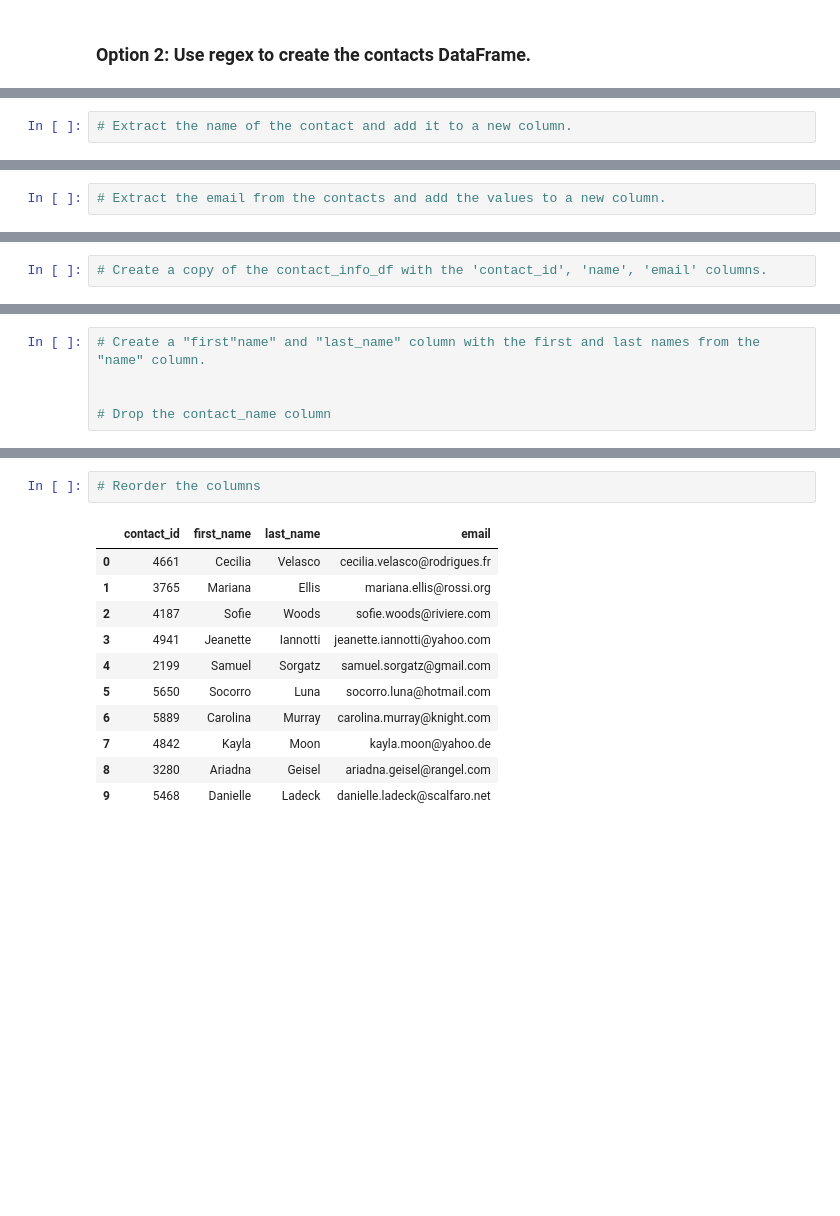
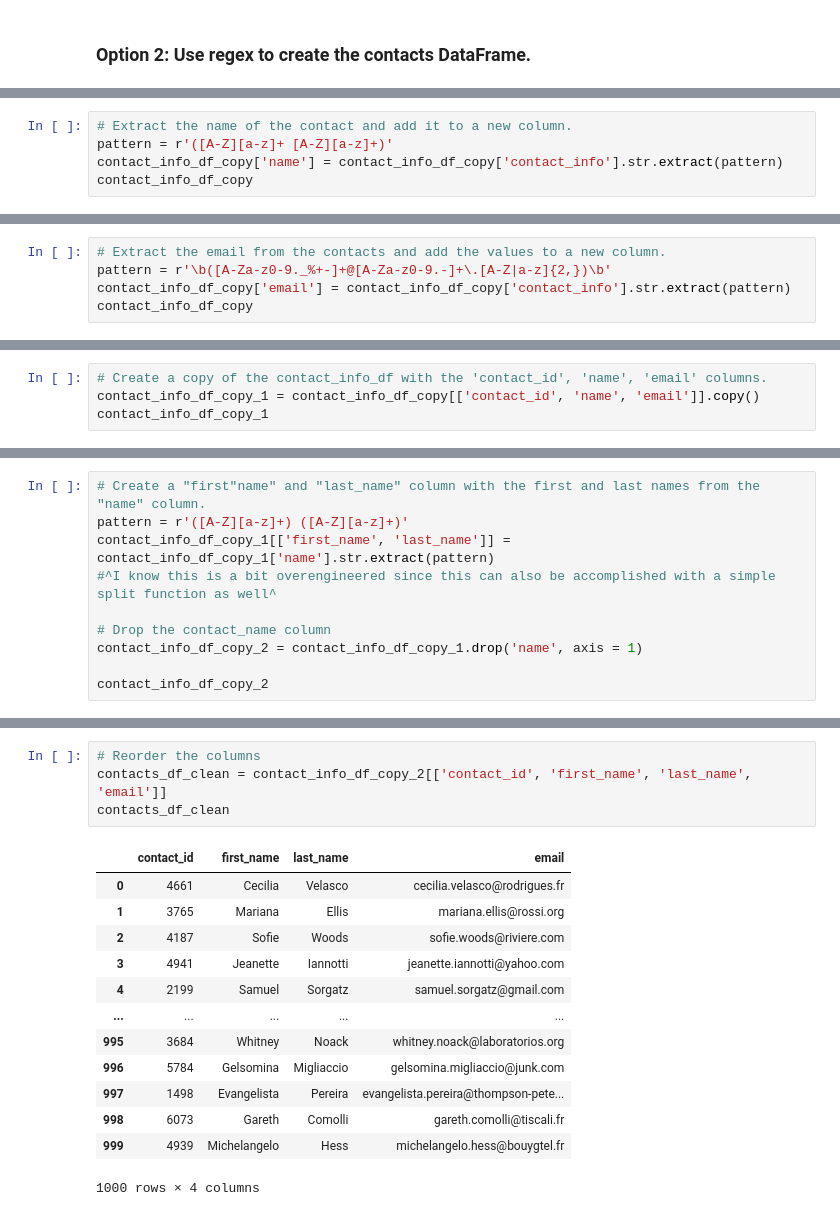
Before and after one commit to ChristianBlomgren/Crowdfunding_ETL, a Jupyter notebook: Starter_Files/ETL_Mini_Project_CBlomgren.ipynb, the cells around one changed output, grey strips where cells are left out. Drawn from its saved outputs; the diff is of its cells as text; blank space fills up the shorter version.

```diff
--- a/Starter_Files/ETL_Mini_Project_CBlomgren.ipynb
+++ b/Starter_Files/ETL_Mini_Project_CBlomgren.ipynb
@@ -480,5 +500,8 @@ memory usage: 15.8+ KB
 # %%
 # Extract the name of the contact and add it to a new column.
+pattern = r'([A-Z][a-z]+ [A-Z][a-z]+)'
+contact_info_df_copy['name'] = contact_info_df_copy['contact_info'].str.extract(pattern)
+contact_info_df_copy
 # %% [output]
 |  | contact_info | contact_id | name |
 | 0 | {"contact_id": 4661, "name": "Cec... | 4661 | Cecilia Velasco |
@@ -494,5 +519,8 @@ memory usage: 15.8+ KB
 # %%
 # Extract the email from the contacts and add the values to a new column.
+pattern = r'\b([A-Za-z0-9._%+-]+@[A-Za-z0-9.-]+\.[A-Z|a-z]{2,})\b'
+contact_info_df_copy['email'] = contact_info_df_copy['contact_info'].str.extract(pattern)
+contact_info_df_copy
 # %% [output]
 |  | contact_info | contact_id | name | email |
 | 0 | {"contact_id": 4661, "name": "Cec... | 4661 | Cecilia Velasco | cecilia.velasco@rodrigues.fr |
@@ -508,5 +538,7 @@ memory usage: 15.8+ KB
 # %%
 # Create a copy of the contact_info_df with the 'contact_id', 'name', 'email' columns.
+contact_info_df_copy_1 = contact_info_df_copy[['contact_id', 'name', 'email']].copy()
+contact_info_df_copy_1
 # %% [output]
 |  | contact_id | name | email |
 | 0 | 4661 | Cecilia Velasco | cecilia.velasco@rodrigues.fr |
@@ -522,8 +556,13 @@ memory usage: 15.8+ KB
 # %%
 # Create a "first"name" and "last_name" column with the first and last names from the "name" column.
-
+pattern = r'([A-Z][a-z]+) ([A-Z][a-z]+)'
+contact_info_df_copy_1[['first_name', 'last_name']] = contact_info_df_copy_1['name'].str.extract(pattern)
+#^I know this is a bit overengineered since this can also be accomplished with a simple split function as well^
 
 # Drop the contact_name column
+contact_info_df_copy_2 = contact_info_df_copy_1.drop('name', axis = 1)
+
+contact_info_df_copy_2
 # %% [output]
 |  | contact_id | email | first_name | last_name |
 | 0 | 4661 | cecilia.velasco@rodrigues.fr | Cecilia | Velasco |
@@ -539,16 +580,20 @@ memory usage: 15.8+ KB
 # %%
 # Reorder the columns
+contacts_df_clean = contact_info_df_copy_2[['contact_id', 'first_name', 'last_name', 'email']]
+contacts_df_clean
 # %% [output]
 |  | contact_id | first_name | last_name | email |
 | 0 | 4661 | Cecilia | Velasco | cecilia.velasco@rodrigues.fr |
 | 1 | 3765 | Mariana | Ellis | mariana.ellis@rossi.org |
 | 2 | 4187 | Sofie | Woods | sofie.woods@riviere.com |
 | 3 | 4941 | Jeanette | Iannotti | jeanette.iannotti@yahoo.com |
 | 4 | 2199 | Samuel | Sorgatz | samuel.sorgatz@gmail.com |
-| 5 | 5650 | Socorro | Luna | socorro.luna@hotmail.com |
-| 6 | 5889 | Carolina | Murray | carolina.murray@knight.com |
-| 7 | 4842 | Kayla | Moon | kayla.moon@yahoo.de |
-| 8 | 3280 | Ariadna | Geisel | ariadna.geisel@rangel.com |
-| 9 | 5468 | Danielle | Ladeck | danielle.ladeck@scalfaro.net |
+| ... | ... | ... | ... | ... |
+| 995 | 3684 | Whitney | Noack | whitney.noack@laboratorios.org |
+| 996 | 5784 | Gelsomina | Migliaccio | gelsomina.migliaccio@junk.com |
+| 997 | 1498 | Evangelista | Pereira | evangelista.pereira@thompson-pete... |
+| 998 | 6073 | Gareth | Comolli | gareth.comolli@tiscali.fr |
+| 999 | 4939 | Michelangelo | Hess | michelangelo.hess@bouygtel.fr |
+1000 rows × 4 columns
 # %%
 # Check the datatypes one more time before exporting as CSV file.
```
Also changed, not shown: parts of 18 cells of this notebook, 3 other files.
